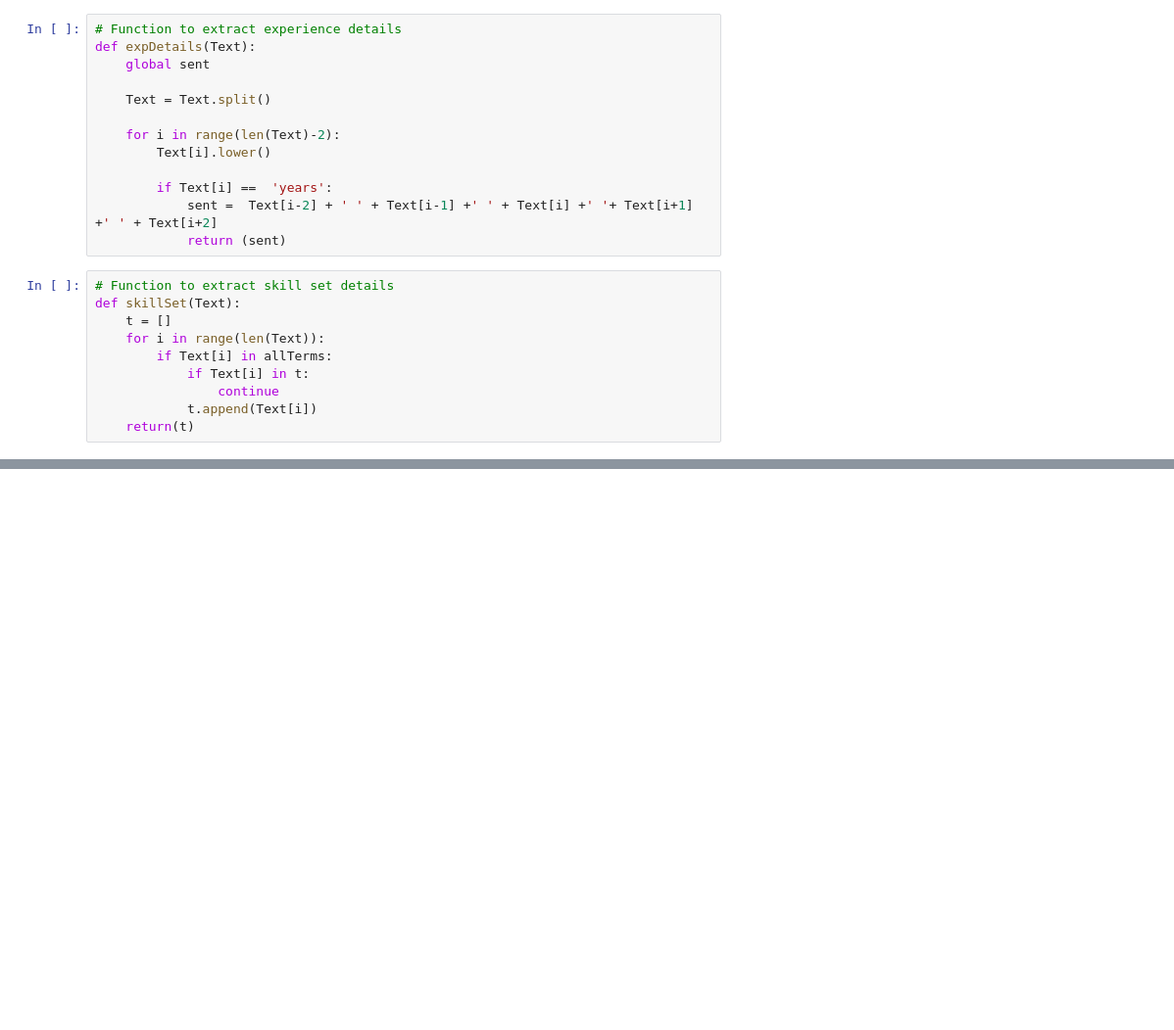
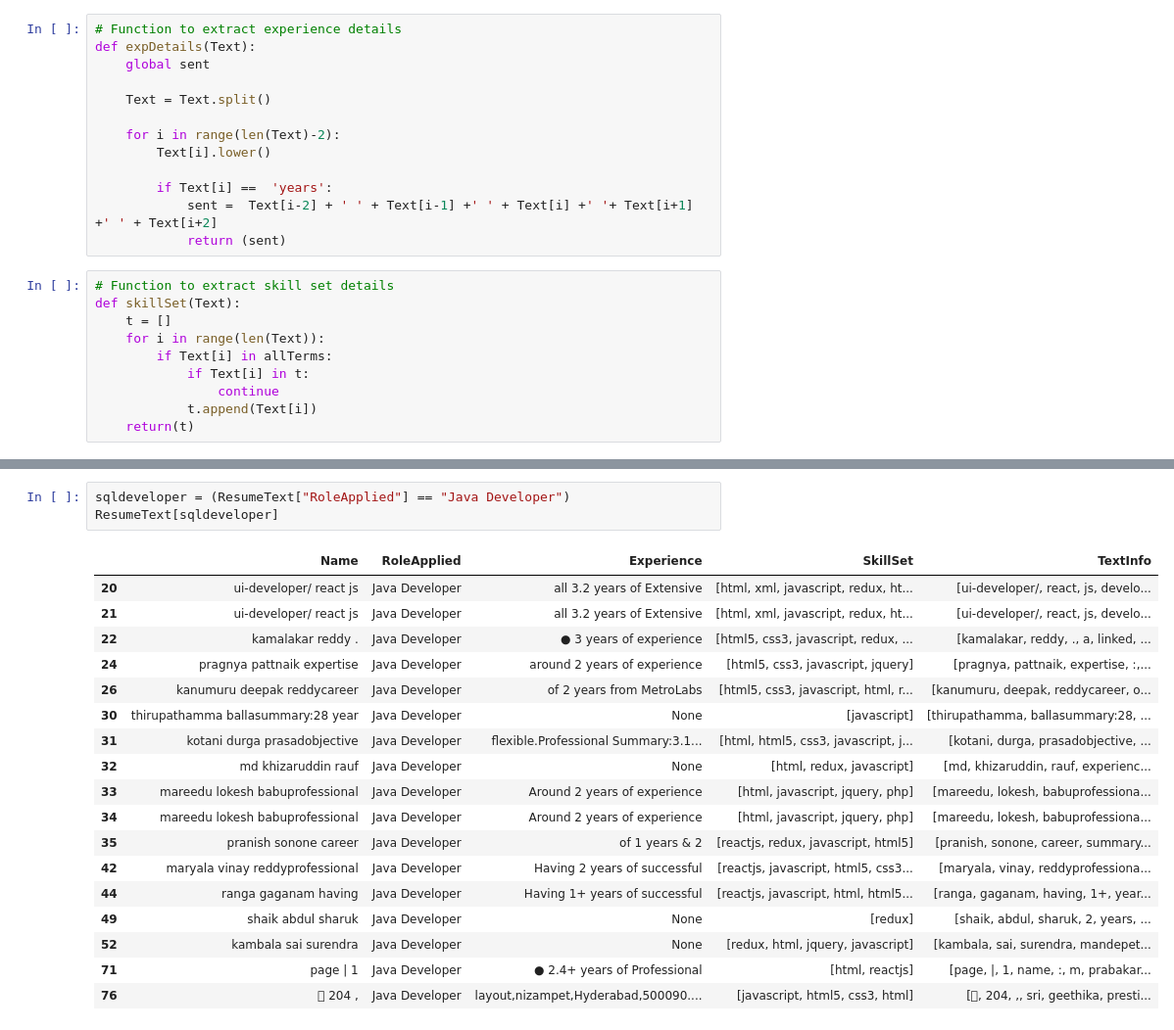
Before and after one commit to renkuntlamahessh/Resume-Classification-Project-, a Jupyter notebook: Resume_Classification.ipynb, the cells around one changed output, grey strips where cells are left out. Shown at 98% size. Drawn from its saved outputs; the diff is of its cells as text; blank space fills up the shorter version.

```diff
--- a/Resume_Classification.ipynb
+++ b/Resume_Classification.ipynb
@@ -208,3 +326,25 @@ for filename in os.listdir(path):
+# %%
+sqldeveloper = (ResumeText["RoleApplied"] == "Java Developer")
+ResumeText[sqldeveloper]
+# %% [output]
+|  | Name | RoleApplied | Experience | SkillSet | TextInfo |
+| 20 | ui-developer/ react js | Java Developer | all 3.2 years of Extensive | [html, xml, javascript, redux, ht... | [ui-developer/, react, js, develo... |
+| 21 | ui-developer/ react js | Java Developer | all 3.2 years of Extensive | [html, xml, javascript, redux, ht... | [ui-developer/, react, js, develo... |
+| 22 | kamalakar reddy . | Java Developer | ● 3 years of experience | [html5, css3, javascript, redux, ... | [kamalakar, reddy, ., a, linked, ... |
+| 24 | pragnya pattnaik expertise | Java Developer | around 2 years of experience | [html5, css3, javascript, jquery] | [pragnya, pattnaik, expertise, :,... |
+| 26 | kanumuru deepak reddycareer | Java Developer | of 2 years from MetroLabs | [html5, css3, javascript, html, r... | [kanumuru, deepak, reddycareer, o... |
+| 30 | thirupathamma ballasummary:28 year | Java Developer | None | [javascript] | [thirupathamma, ballasummary:28, ... |
+| 31 | kotani durga prasadobjective | Java Developer | flexible.Professional Summary:3.1... | [html, html5, css3, javascript, j... | [kotani, durga, prasadobjective, ... |
+| 32 | md khizaruddin rauf | Java Developer | None | [html, redux, javascript] | [md, khizaruddin, rauf, experienc... |
+| 33 | mareedu lokesh babuprofessional | Java Developer | Around 2 years of experience | [html, javascript, jquery, php] | [mareedu, lokesh, babuprofessiona... |
+| 34 | mareedu lokesh babuprofessional | Java Developer | Around 2 years of experience | [html, javascript, jquery, php] | [mareedu, lokesh, babuprofessiona... |
+| 35 | pranish sonone career | Java Developer | of 1 years & 2 | [reactjs, redux, javascript, html5] | [pranish, sonone, career, summary... |
+| 42 | maryala vinay reddyprofessional | Java Developer | Having 2 years of successful | [reactjs, javascript, html5, css3... | [maryala, vinay, reddyprofessiona... |
+| 44 | ranga gaganam having | Java Developer | Having 1+ years of successful | [reactjs, javascript, html, html5... | [ranga, gaganam, having, 1+, year... |
+| 49 | shaik abdul sharuk | Java Developer | None | [redux] | [shaik, abdul, sharuk, 2, years, ... |
+| 52 | kambala sai surendra | Java Developer | None | [redux, html, jquery, javascript] | [kambala, sai, surendra, mandepet... |
+| 71 | page | 1 | Java Developer | ● 2.4+ years of Professional | [html, reactjs] | [page, |, 1, name, :, m, prabakar... |
+| 76 |  204 , | Java Developer | layout,nizampet,Hyderabad,500090.... | [javascript, html5, css3, html] | [, 204, ,, sri, geethika, presti... |
 # %%
 ResumeText
 # %% [output]
```
Also changed, not shown: parts of 17 cells of this notebook.
